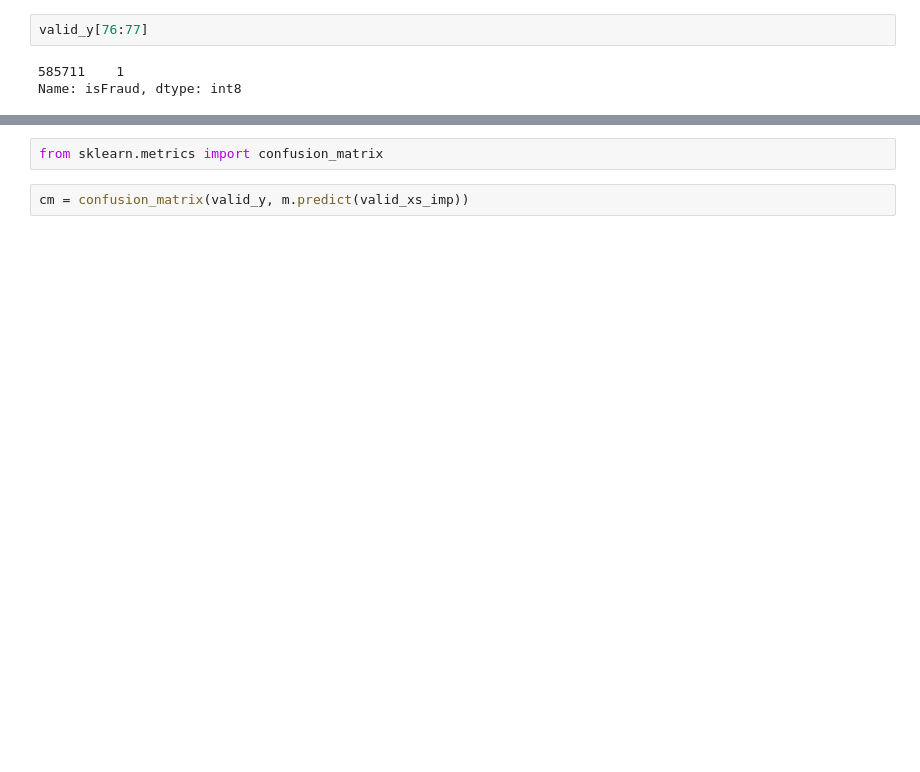
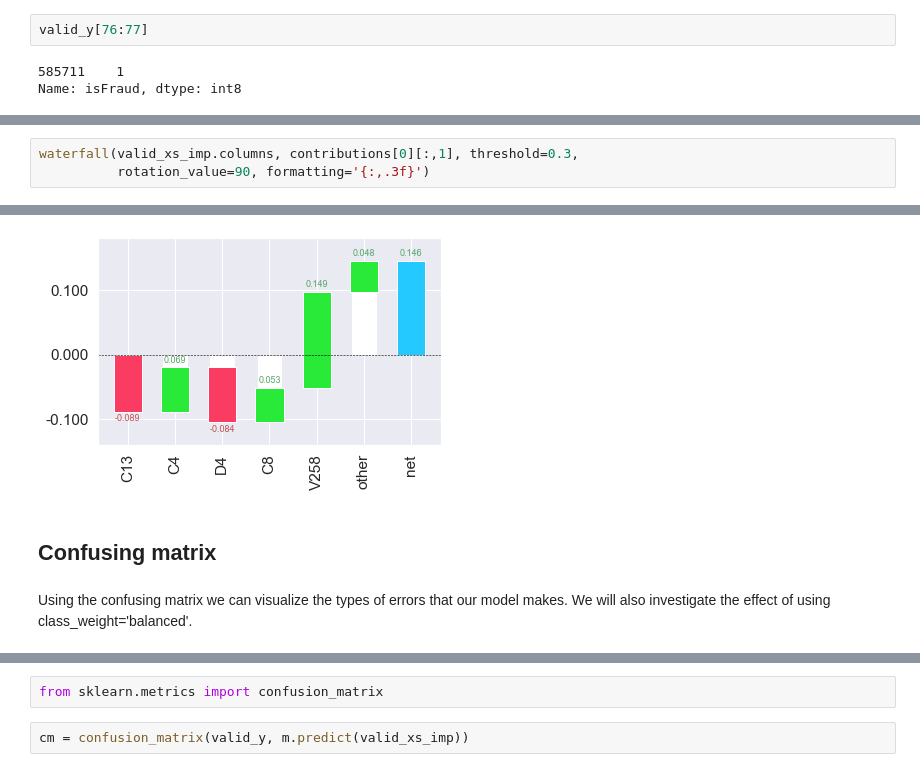
Before and after one commit to BoronII/fraud-detection-pytorch-scikit-fastai, a Jupyter notebook: 02B_RF without feature engineering and with V features.ipynb, the cells around one changed output, grey strips where cells are left out. Drawn from its saved outputs; the diff is of its cells as text; blank space fills up the shorter version.

Commit message:
Added comnfusion matrix section to 02 and 02B

```diff
--- a/02B_RF without feature engineering and with V features.ipynb
+++ b/02B_RF without feature engineering and with V features.ipynb
@@ -825,0 +870,4 @@ waterfall(valid_xs_imp.columns, contributions[0][:,1], threshold=0.3,
+# %%
+waterfall(valid_xs_imp.columns, contributions[0][:,1], threshold=0.3,
+          rotation_value=90, formatting='{:,.3f}')
+# %% [output]
@@ -825,0 +875,5 @@ waterfall(valid_xs_imp.columns, contributions[0][:,1], threshold=0.3,
+[figure, added]
+# %% [markdown]
+## Confusing matrix
+# %% [markdown]
+Using the confusing matrix we can visualize the types of errors that our model makes. We will also investigate the effect of using class_weight='balanced'.
```
Also changed, not shown: parts of 35 cells of this notebook, 1 other file.
